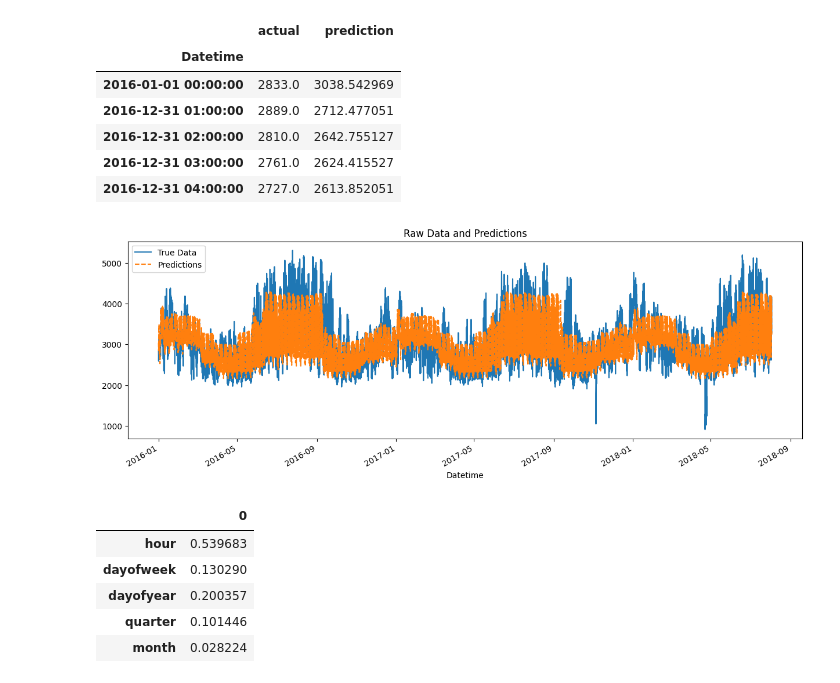
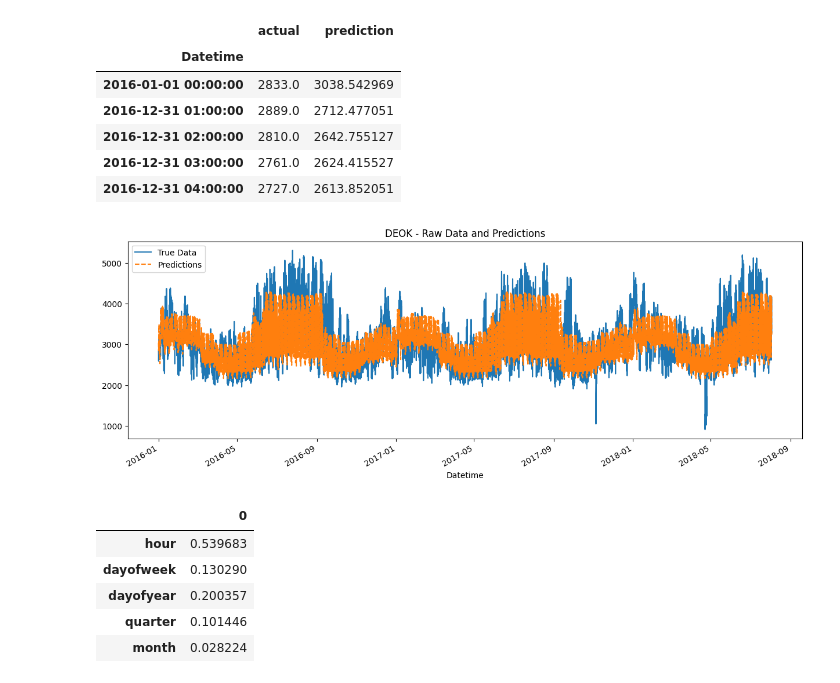
Before and after one commit to rsvagle/MachineLearning, a Jupyter notebook: EnergyTimeSeriesForecasting/EnergyTimeForecastingDEOK.ipynb, the cells around one changed output. Saved outputs shown, nothing was run; the diff lists cells and outputs as text; code cells hidden in the pictures.

```diff
--- a/EnergyTimeSeriesForecasting/EnergyTimeForecastingDEOK.ipynb
+++ b/EnergyTimeSeriesForecasting/EnergyTimeForecastingDEOK.ipynb
@@ -188,11 +173,11 @@ X_test_with_preds.head()
 # %%
 ax = X_test_with_preds[['actual']].plot(figsize=(15,5))
 X_test_with_preds['prediction'].plot(ax=ax, style='--')
-ax.set_title('Raw Data and Predictions')
+ax.set_title('DEOK - Raw Data and Predictions')
 plt.legend(['True Data', 'Predictions'])
 plt.show()
 # %% [output]
-[figure, old version]
+[figure, new version]
 # %%
 # Examine importance
 feature_imp = pd.DataFrame(data=xgb_reg.feature_importances_, index=xgb_reg.feature_names_in_)
```
Also changed, not shown: parts of 5 cells of this notebook, 22 other files.
